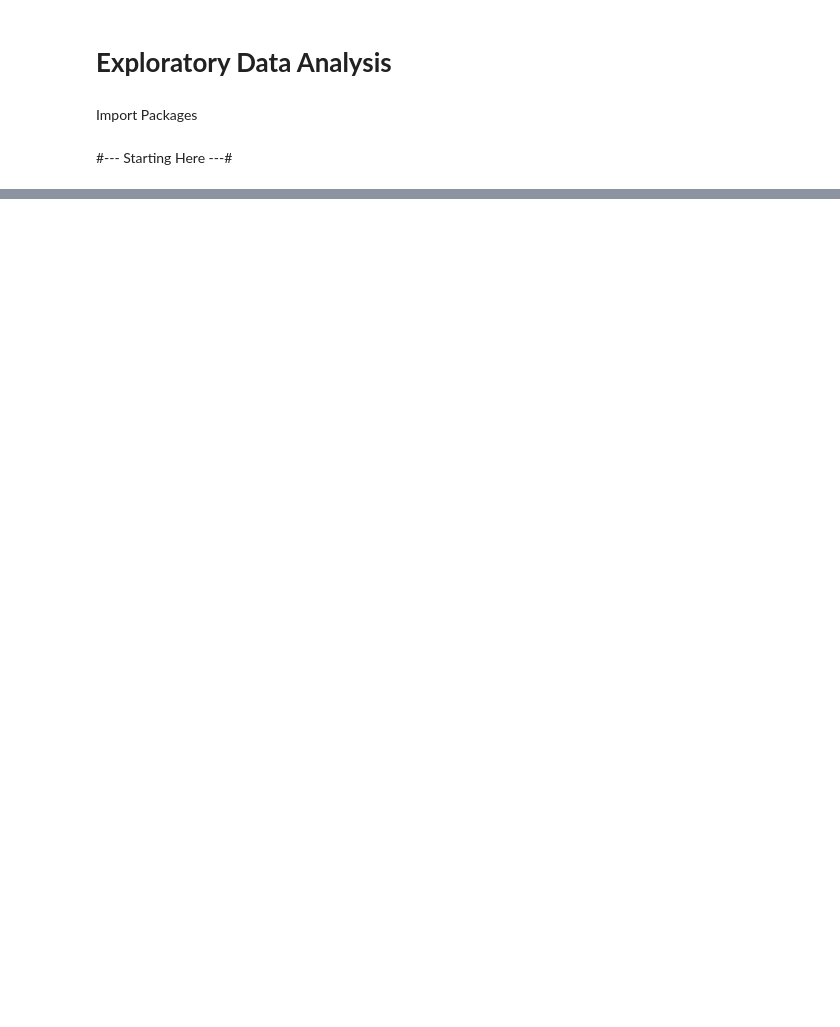
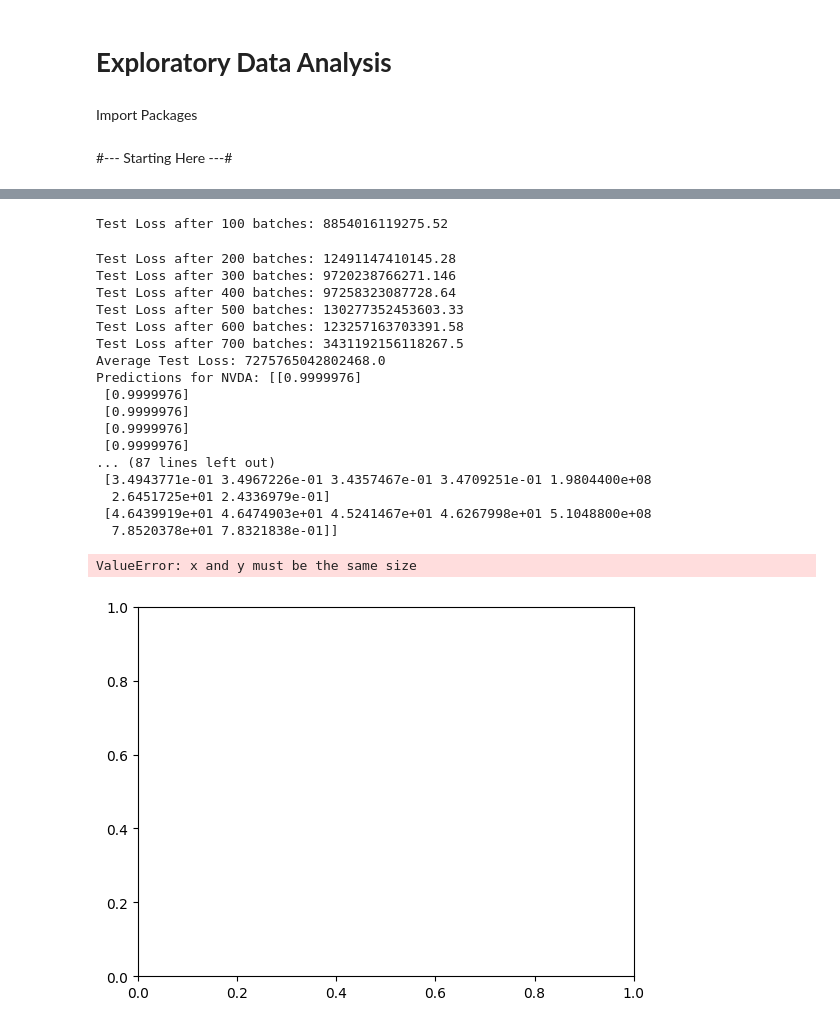
Before and after one commit to Retrospek/AlgorithmicTrading, a Jupyter notebook: backend/ArtificialIntelligence/eda.ipynb, the cells around one changed output, grey strips where cells are left out. Saved outputs shown, nothing was run; the diff lists cells and outputs as text; code cells hidden in the pictures; blank space fills up the shorter version.

```diff
--- a/backend/ArtificialIntelligence/eda.ipynb
+++ b/backend/ArtificialIntelligence/eda.ipynb
@@ -124,3 +138,18 @@ class lstmDataset(Dataset):
         return x, y
-# %%
-dataset = lstmDataset(semiConductor_data, input_window=15, output_window=10)
+# %%
+company_datasets = {}
+tickers = semiConductor_data['Ticker'].unique()
+
+# Create an lstmDataset for each company and store it in company_datasets
+for ticker in tickers:
+    data = semiConductor_data[semiConductor_data['Ticker'] == ticker].drop(columns=["Ticker"])
+    company_datasets[ticker] = lstmDataset(data, input_window=15, output_window=10, features=features, targets=targets)
+print(company_datasets)
+
+batch_size = 32
+company_loaders = {}
+
+for ticker, dataset in company_datasets.items():
+    company_loaders[ticker] = DataLoader(dataset, batch_size=batch_size, shuffle=True)
+
+print(company_loaders)
@@ -126,0 +250,61 @@ dataset = lstmDataset(semiConductor_data, input_window=15, output_window=10)
+# %%
+model.eval()  # Set the model to evaluation mode
+test_loss = 0
+num_batches = 0
+
+# Disable gradient computation for testing
+with torch.no_grad():
+    for ticker, loader in company_loaders.items():
+        for x_batch, y_batch in loader:
+            # Forward pass
+            y_pred = model(x_batch)
+
+            # Compute the loss
+            loss = criterion(y_pred, y_batch)
+            test_loss += loss.item()
+            num_batches += 1
+
+            # Optionally, track or print predictions vs true values
+            if num_batches % 100 == 0:  # Print every 100 batches (optional)
+                print(f"Test Loss after {num_batches} batches: {test_loss / num_batches}")
+
+# Calculate average test loss
+avg_test_loss = test_loss / num_batches
+print(f"Average Test Loss: {avg_test_loss}")
+
+# If you want to evaluate the performance for a specific ticker (company)
+ticker = "NVDA"  # Example: test for NVIDIA
+for x_batch, y_batch in company_loaders[ticker]:
+    # Perform prediction
+    y_pred = model(x_batch)
+
+    # Convert to numpy for easier inspection
+    y_pred = y_pred.detach().numpy()
+    y_batch = y_batch.numpy()
+
+    # Visualize or compare predictions and true values
+    print(f"Predictions for {ticker}: {y_pred}")
+    print(f"True values for {ticker}: {y_batch}")
+    plt.scatter(y_pred, y_batch)
+plt.show()
+# %% [output]
+Test Loss after 100 batches: 8854016119275.52
+Test Loss after 200 batches: 12491147410145.28
+Test Loss after 300 batches: 9720238766271.146
+Test Loss after 400 batches: 97258323087728.64
+Test Loss after 500 batches: 130277352453603.33
+Test Loss after 600 batches: 123257163703391.58
+Test Loss after 700 batches: 3431192156118267.5
+Average Test Loss: 7275765042802468.0
+Predictions for NVDA: [[0.9999976]
+ [0.9999976]
+ [0.9999976]
+ [0.9999976]
+ [0.9999976]
+... (87 lines left out)
+ [3.4943771e-01 3.4967226e-01 3.4357467e-01 3.4709251e-01 1.9804400e+08
+  2.6451725e+01 2.4336979e-01]
+ [4.6439919e+01 4.6474903e+01 4.5241467e+01 4.6267998e+01 5.1048800e+08
+  7.8520378e+01 7.8321838e-01]]
+ValueError: x and y must be the same size
+[figure, added]
```
Also changed, not shown: parts of 6 cells of this notebook.
